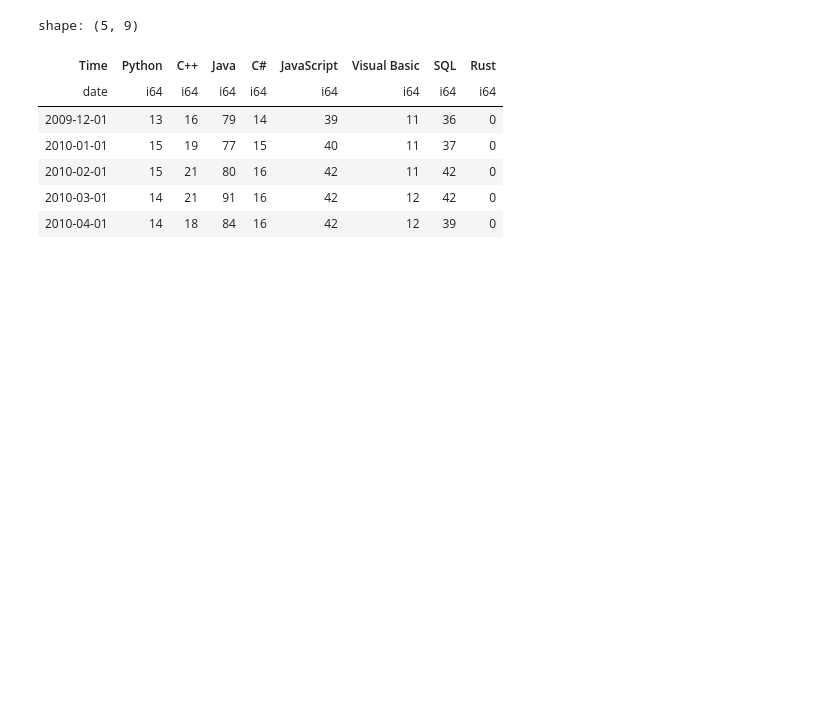
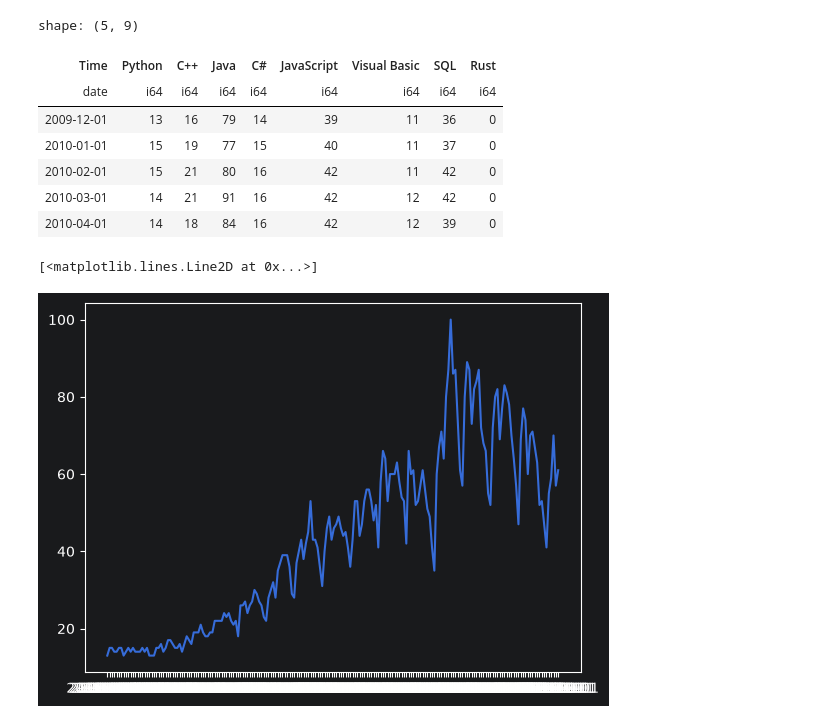
Before and after one commit to Alexandre-aksenov/language_popularity_countries, a Jupyter notebook: src/EDA_FR.ipynb, the cells around one changed output. Saved outputs shown, nothing was run; the diff lists cells and outputs as text; code cells hidden in the pictures; blank space fills up the shorter version.

Commit message:
added 1st (raw) plot.

```diff
--- a/src/EDA_FR.ipynb
+++ b/src/EDA_FR.ipynb
@@ -78,3 +83,7 @@ shape: (5, 9)
 | 2010-04-01 | 14 | 18 | 84 | 16 | 42 | 12 | 39 | 0 |
 # %%
 # Plot the data for Python.
+plt.plot(df["Time"], df["Python"])
+# %% [output]
+[<matplotlib.lines.Line2D at 0x...>]
+[figure, added]
```
Also changed, not shown: parts of 3 cells of this notebook.
